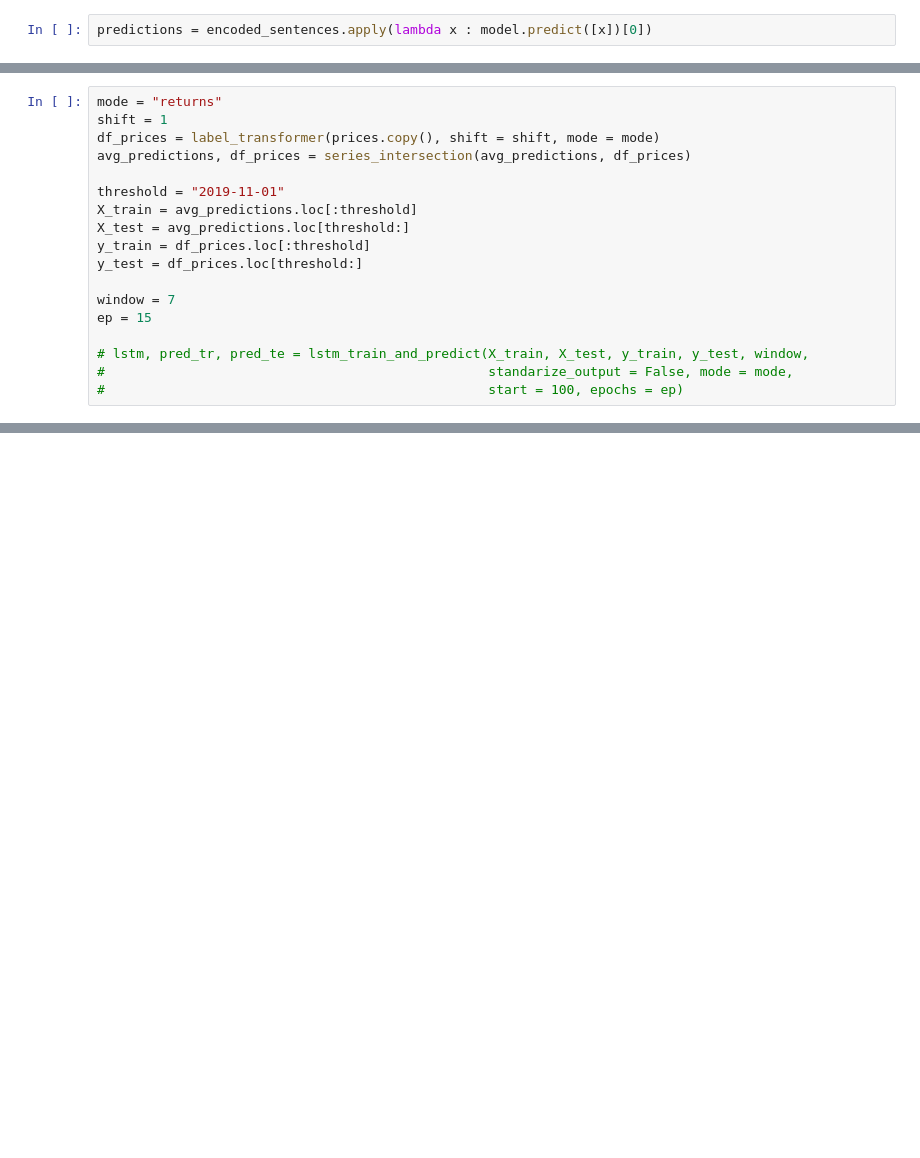
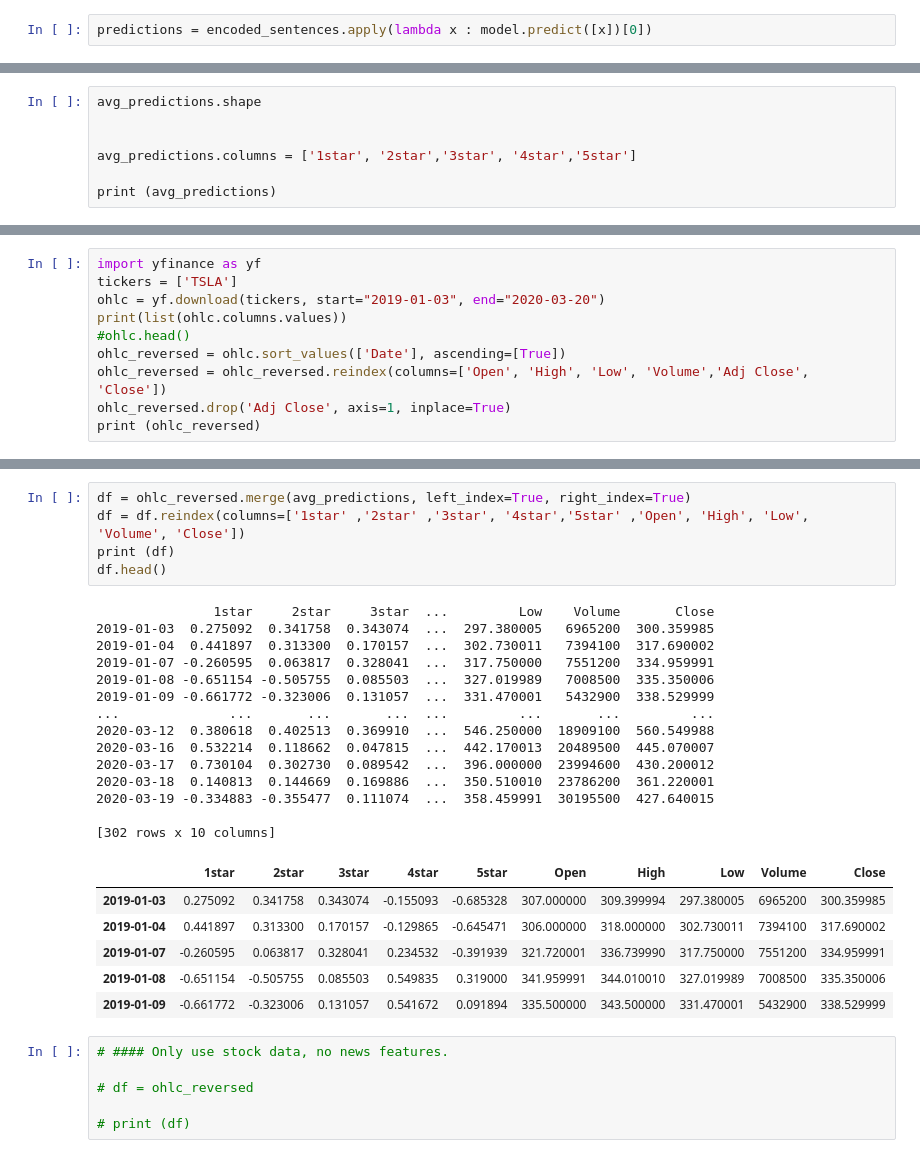
Before and after one commit to KingYuanSun/Individual-Projects-NLP, a Jupyter notebook: Sentiment_Analysis_StockTrendPrediction_Main.ipynb, the cells around one changed output, grey strips where cells are left out. Drawn from its saved outputs; the diff is of its cells as text; blank space fills up the shorter version.

```diff
--- a/Sentiment_Analysis_StockTrendPrediction_Main.ipynb
+++ b/Sentiment_Analysis_StockTrendPrediction_Main.ipynb
@@ -764,18 +684,7 @@ def lstm_train_and_predict(X_train, X_test, y_train, y_test, window, standarize_
-# %%
-mode = "returns"
-shift = 1
-df_prices = label_transformer(prices.copy(), shift = shift, mode = mode)
-avg_predictions, df_prices = series_intersection(avg_predictions, df_prices)
-
-threshold = "2019-11-01"
-X_train = avg_predictions.loc[:threshold]
-X_test = avg_predictions.loc[threshold:]
-y_train = df_prices.loc[:threshold]
-y_test = df_prices.loc[threshold:]
-
-window = 7
-ep = 15
-
-# lstm, pred_tr, pred_te = lstm_train_and_predict(X_train, X_test, y_train, y_test, window,
-#                                                 standarize_output = False, mode = mode,
-#                                                 start = 100, epochs = ep)
+# %%
+avg_predictions.shape
+
+
+avg_predictions.columns = ['1star', '2star','3star', '4star','5star']
+
+print (avg_predictions)
@@ -781,0 +708,10 @@ ep = 15
+# %%
+import yfinance as yf
+tickers = ['TSLA']
+ohlc = yf.download(tickers, start="2019-01-03", end="2020-03-20")
+print(list(ohlc.columns.values))
+#ohlc.head()
+ohlc_reversed = ohlc.sort_values(['Date'], ascending=[True])
+ohlc_reversed = ohlc_reversed.reindex(columns=['Open', 'High', 'Low', 'Volume','Adj Close', 'Close'])
+ohlc_reversed.drop('Adj Close', axis=1, inplace=True)
+print (ohlc_reversed)
@@ -781,0 +736,32 @@ ep = 15
+# %%
+df = ohlc_reversed.merge(avg_predictions, left_index=True, right_index=True)
+df = df.reindex(columns=['1star' ,'2star' ,'3star', '4star','5star' ,'Open', 'High', 'Low', 'Volume', 'Close'])
+print (df)
+df.head()
+# %% [output]
+               1star     2star     3star  ...         Low    Volume       Close
+2019-01-03  0.275092  0.341758  0.343074  ...  297.380005   6965200  300.359985
+2019-01-04  0.441897  0.313300  0.170157  ...  302.730011   7394100  317.690002
+2019-01-07 -0.260595  0.063817  0.328041  ...  317.750000   7551200  334.959991
+2019-01-08 -0.651154 -0.505755  0.085503  ...  327.019989   7008500  335.350006
+2019-01-09 -0.661772 -0.323006  0.131057  ...  331.470001   5432900  338.529999
+...              ...       ...       ...  ...         ...       ...         ...
+2020-03-12  0.380618  0.402513  0.369910  ...  546.250000  18909100  560.549988
+2020-03-16  0.532214  0.118662  0.047815  ...  442.170013  20489500  445.070007
+2020-03-17  0.730104  0.302730  0.089542  ...  396.000000  23994600  430.200012
+2020-03-18  0.140813  0.144669  0.169886  ...  350.510010  23786200  361.220001
+2020-03-19 -0.334883 -0.355477  0.111074  ...  358.459991  30195500  427.640015
+
+[302 rows x 10 columns]
+|  | 1star | 2star | 3star | 4star | 5star | Open | High | Low | Volume | Close |
+| 2019-01-03 | 0.275092 | 0.341758 | 0.343074 | -0.155093 | -0.685328 | 307.000000 | 309.399994 | 297.380005 | 6965200 | 300.359985 |
+| 2019-01-04 | 0.441897 | 0.313300 | 0.170157 | -0.129865 | -0.645471 | 306.000000 | 318.000000 | 302.730011 | 7394100 | 317.690002 |
+| 2019-01-07 | -0.260595 | 0.063817 | 0.328041 | 0.234532 | -0.391939 | 321.720001 | 336.739990 | 317.750000 | 7551200 | 334.959991 |
+| 2019-01-08 | -0.651154 | -0.505755 | 0.085503 | 0.549835 | 0.319000 | 341.959991 | 344.010010 | 327.019989 | 7008500 | 335.350006 |
+| 2019-01-09 | -0.661772 | -0.323006 | 0.131057 | 0.541672 | 0.091894 | 335.500000 | 343.500000 | 331.470001 | 5432900 | 338.529999 |
+# %%
+# #### Only use stock data, no news features.
+
+# df = ohlc_reversed
+
+# print (df)
```
Also changed, not shown: parts of 17 cells of this notebook.
